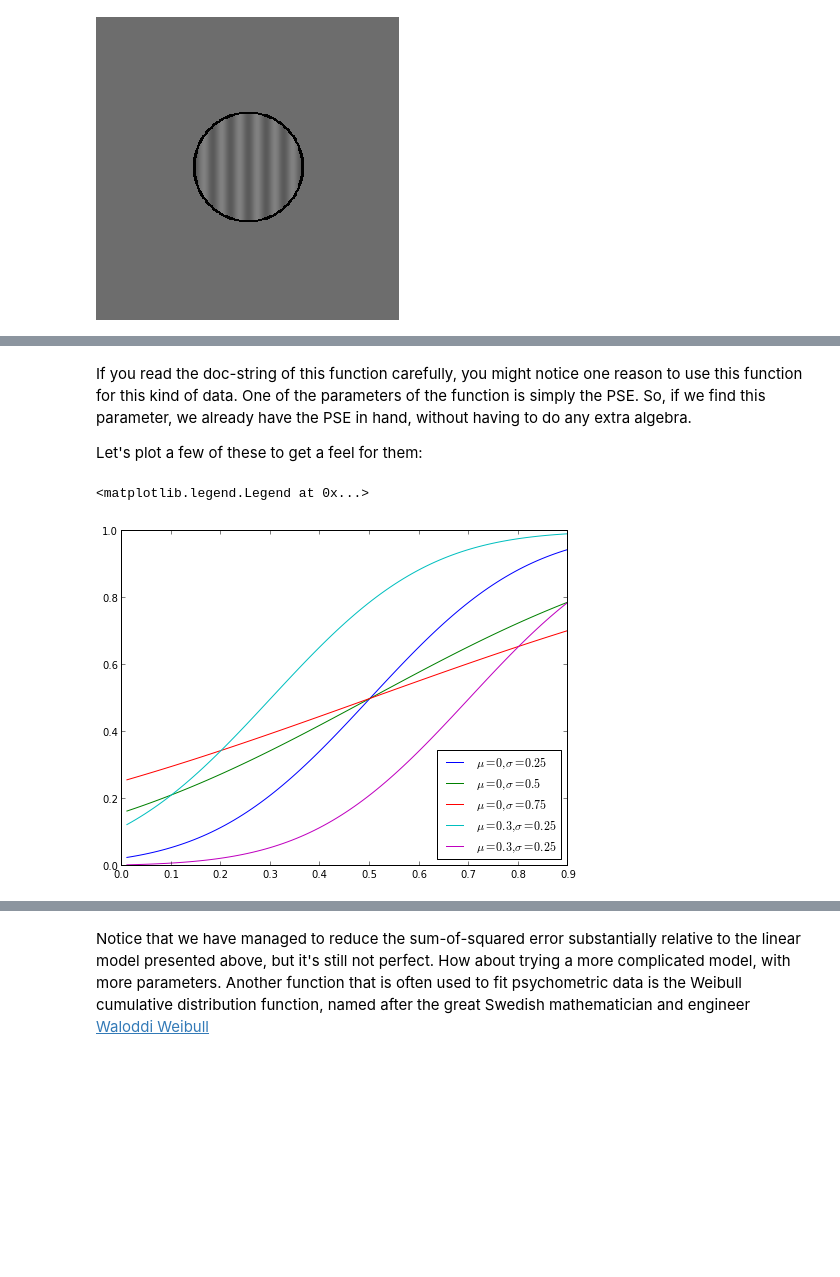
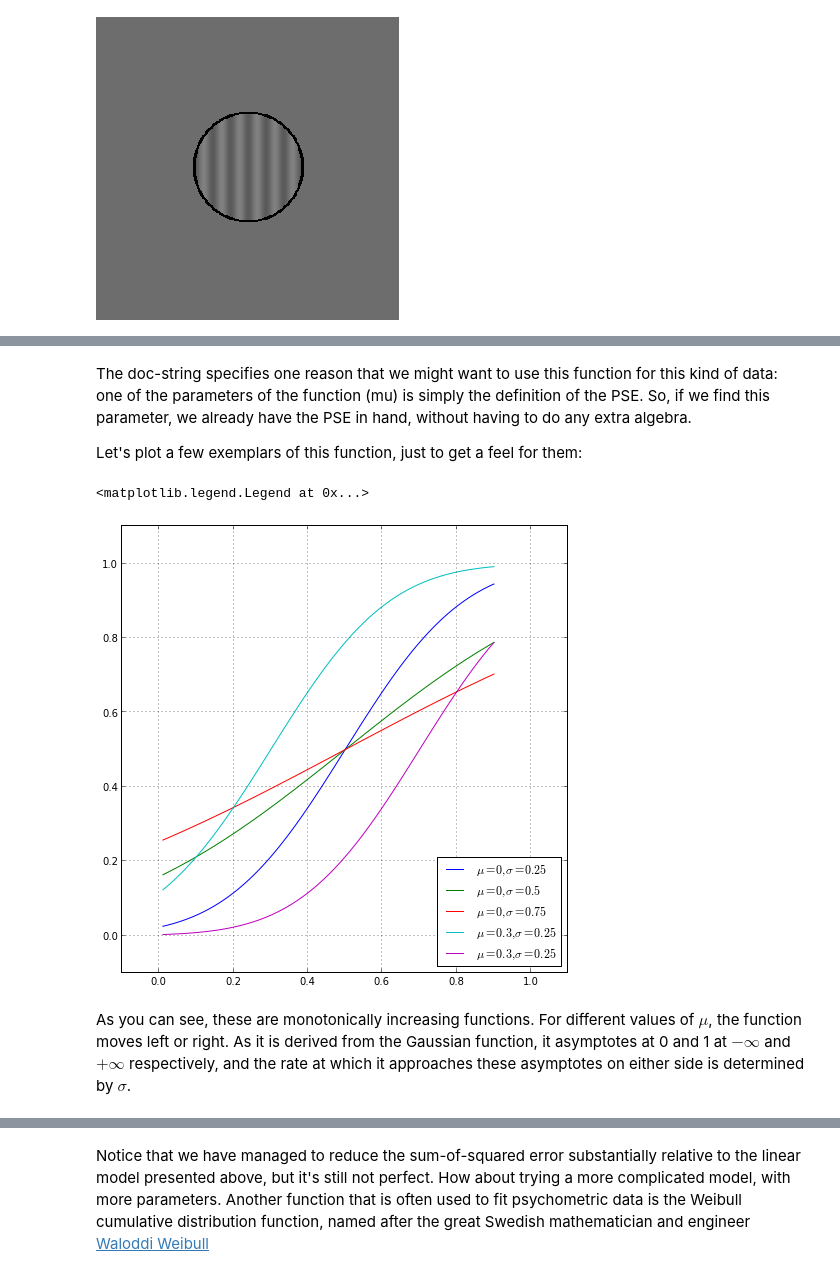
Before and after one commit to arokem/teach_optimization, a Jupyter notebook: optimization.ipynb, the cells around one changed output, grey strips where cells are left out. Saved outputs shown, nothing was run; the diff lists cells and outputs as text; code cells hidden in the pictures; blank space fills up the shorter version.

```diff
--- a/optimization.ipynb
+++ b/optimization.ipynb
@@ -209,20 +227,24 @@ def cumgauss(x, mu, sigma):
     """
     return 0.5 * (1 + erf((x-mu)/(np.sqrt(2)*sigma)))
 # %% [markdown]
-If you read the doc-string of this function carefully, you might notice one reason to use this function for this kind of data. One of the parameters of the function is simply the PSE. So, if we find this parameter, we already have the PSE in hand, without having to do any extra algebra.
+The doc-string specifies one reason that we might want to use this function for this kind of data: one of the parameters of the function (mu) is simply the definition of the PSE. So, if we find this parameter, we already have the PSE in hand, without having to do any extra algebra.
 
-Let's plot a few of these to get a feel for them:
+Let's plot a few exemplars of this function, just to get a feel for them:
 # %%
 fig, ax = plt.subplots(1)
 ax.plot(x, cumgauss(x, 0.5, 0.25), label=r'$\mu=0, \sigma=0.25$')
 ax.plot(x, cumgauss(x, 0.5, 0.5), label=r'$\mu=0, \sigma=0.5$')
 ax.plot(x, cumgauss(x, 0.5, 0.75), label=r'$\mu=0, \sigma=0.75$')
 ax.plot(x, cumgauss(x, 0.3, 0.25), label=r'$\mu=0.3, \sigma=0.25$')
 ax.plot(x, cumgauss(x, 0.7, 0.25), label=r'$\mu=0.3, \sigma=0.25$')
-fig.set_size_inches([8,6])
-
+ax.set_ylim([-0.1, 1.1])
+ax.set_xlim([-0.1, 1.1])
+ax.grid('on')
+fig.set_size_inches([8,8])
 plt.legend(loc='lower right')
 # %% [output]
 <matplotlib.legend.Legend at 0x...>
-[figure, old version]
+[figure, new version]
+# %% [markdown]
+As you can see, these are monotonically increasing functions. For different values of $\mu$, the function moves left or right. As it is derived from the Gaussian function, it asymptotes at 0 and 1 at $-\infty$ and $+\infty$ respectively, and the rate at which it approaches these asymptotes on either side is determined by $\sigma$.
 # %% [markdown]
```
Also changed, not shown: parts of 35 cells of this notebook.
